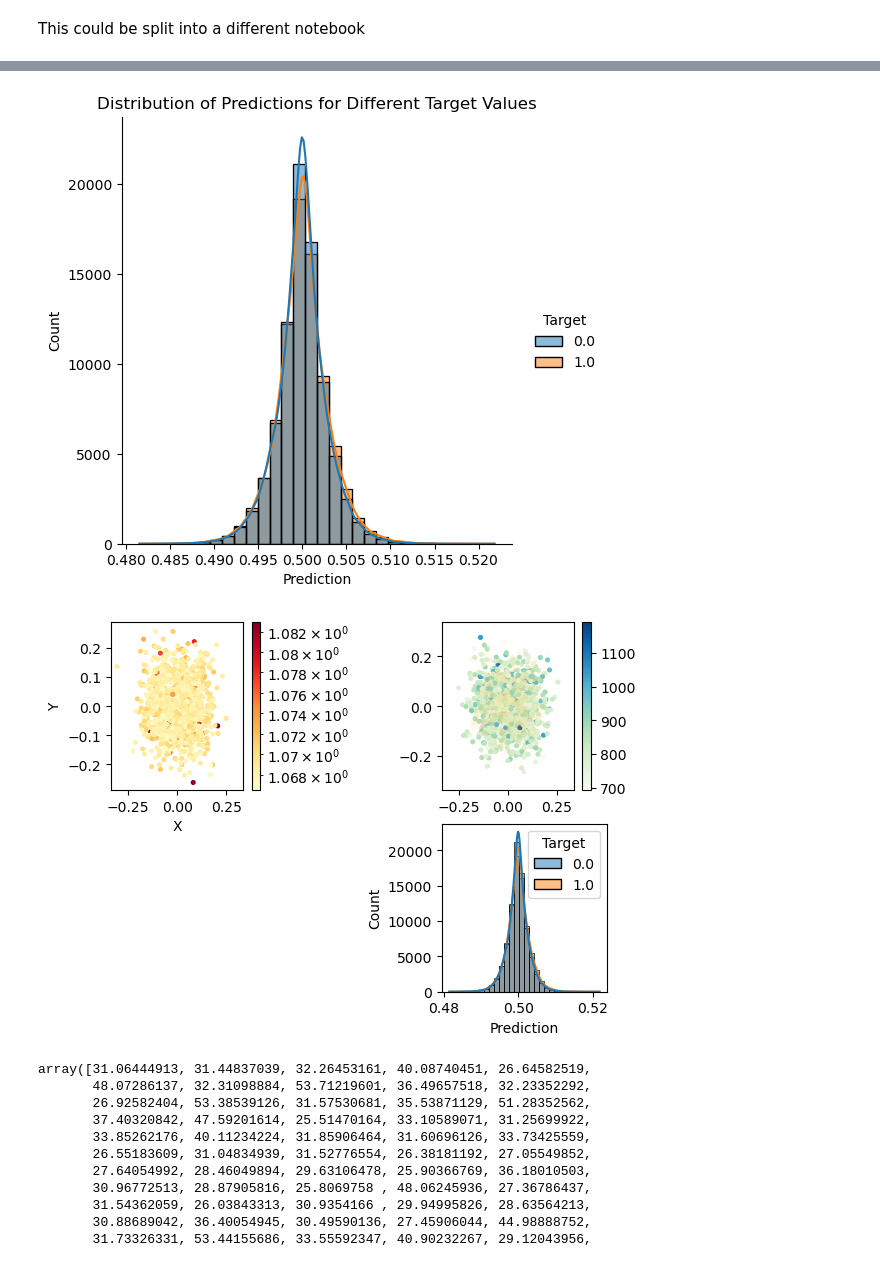
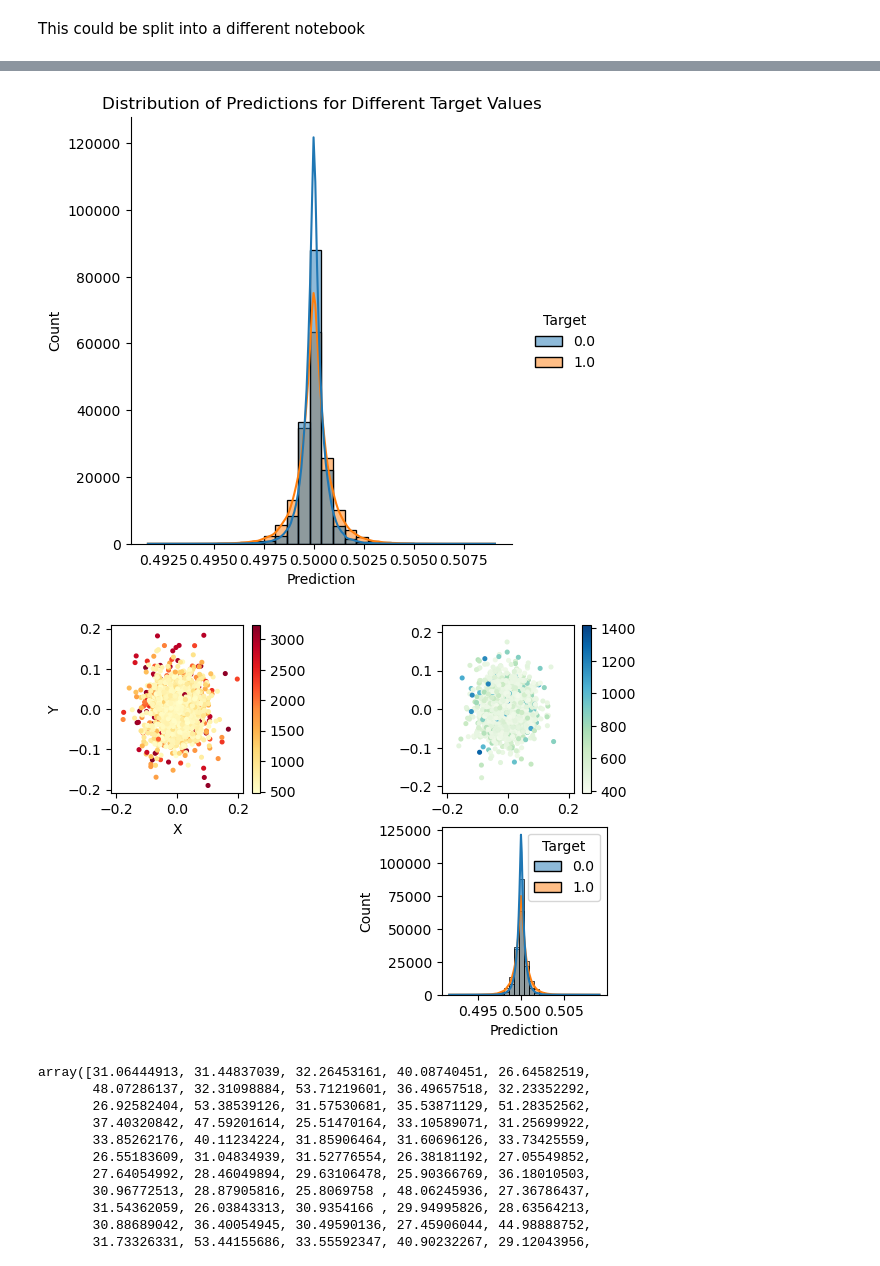
Before and after one commit to FirmAI-Research/colab_filtering, a Jupyter notebook: Generate_two_feature_set_with_actual_data_training_subset.ipynb, the cells around one changed output, grey strips where cells are left out. Saved outputs shown, nothing was run; the diff lists cells and outputs as text; code cells hidden in the pictures.

```diff
--- a/Generate_two_feature_set_with_actual_data_training_subset.ipynb
+++ b/Generate_two_feature_set_with_actual_data_training_subset.ipynb
@@ -4,7 +4,7 @@ import numpy as np
 # %% [markdown]
 This is a test with a small dataset
 # %%
-sf3 = pd.read_csv('data/data_2q/sf_holdings_1000i_1000t.csv')
+sf3 = pd.read_csv('data/equal_sample_test_1q.csv')
 sf3 = sf3.dropna()
 ticker_list=sf3['ticker'].unique()
 ticker_list.sort()
@@ -112,0 +94,3 @@ Length of dataframe after adding negative samnples: 826612
+# %%
+#this should be run for presampled dataset so I dont insert new zero values
+df_train = train_data[['ticker', 'calendardate', 'investorname','value']]
@@ -365,7 +356,7 @@ sns.displot(data=data, x='Prediction', hue='Target', kind='hist', kde=True, bins
 plt.title('Distribution of Predictions for Different Target Values')
 plt.show()
 # %% [output]
-[figure, old version]
+[figure, new version]
 # %%
 labels=np.zeros(model.investor_embeddings.weight.data.shape[0])
 
@@ -465,16 +456,20 @@ def plot_inv_embeddings():
     xy_max=max(x_max,y_max)
     norm1 = colors.LogNorm(vmin=(inv_stocks_owned**0.01).min(), vmax=(inv_stocks_owned**0.01).max(), clip=True)
     if(embedding_dim>=3):
-        scatter1=ax.scatter(x, y, z,norm=norm1, c=inv_stocks_owned**0.01,cmap='YlOrRd', s=7)
+        #add this back to do log normal
+        #scatter1=ax.scatter(x, y, z,norm=norm1, c=inv_stocks_owned**0.01,cmap='YlOrRd', s=7)
+        scatter1=ax.scatter(x, y, z, c=inv_stocks_owned,cmap='YlOrRd', s=7)
         #ax.legend()
         scatter2=ax2.scatter(x2, y2, z2,c=ticker_inv_owned,cmap='GnBu',s=7)
         #scatter3=ax3.scatter(x2, y2, z2, c=ratings_idx, cmap='GnBu')
     else:
-        scatter1=ax.scatter(x, y,norm=norm1, c=inv_stocks_owned**0.01,cmap='YlOrRd',s=7)
+        #add this back to do log normal
+        #scatter1=ax.scatter(x, y,norm=norm1, c=inv_stocks_owned**0.01,cmap='YlOrRd',s=7)
+        scatter1=ax.scatter(x, y, c=inv_stocks_owned,cmap='YlOrRd',s=7)
         #ax2.scatter(x2, y2, c=returns_idx, cmap='YlOrRd')
         #ax3.scatter(x2, y2, c=ratings_idx, cmap='GnBu')
         scatter2=ax2.scatter(x2, y2, c=ticker_inv_owned,cmap='GnBu',s=7)
-        scatter2a=ax2.scatter(x,y,norm=norm1, c=inv_stocks_owned**0.01,cmap='YlOrRd',s=7,alpha=.07)
+        #scatter2a=ax2.scatter(x,y,norm=norm1, c=inv_stocks_owned**0.01,cmap='YlOrRd',s=7,alpha=.07)
         #scatter3=ax3.scatter(x2, y2, c=ratings_idx)
 
     ax.set_xlim([-max_abs_x[0], max_abs_x[0]])
@@ -485,34 +480,34 @@ def plot_inv_embeddings():
     ax2.set_ylim([-xy_max, xy_max])
 
 
     fig.colorbar(scatter1, ax=ax, orientation='vertical')
     fig.colorbar(scatter2, ax=ax2, orientation='vertical')
     #fig.colorbar(scatter3, ax=ax3, orientation='vertical')
     #ax.scatter(x, y, c=point_colors)
     all_targets_flat = torch.cat(all_targets)
     all_predictions_flat = torch.cat(all_predictions)
     all_predictions_np = all_predictions_flat.detach().numpy()
     all_targets_np = all_targets_flat.detach().numpy()
 
     # Create a DataFrame with target and prediction columns
     data = pd.DataFrame({'Target': all_targets_np, 'Prediction': all_predictions_np})
     import seaborn as sns
     sns.histplot(data=data, x='Prediction', hue='Target',kde=True, bins=30, ax=ax4)
 # Set axis labels
     ax.set_xlabel('X')
     ax.set_ylabel('Y')
     #ax.set_zlabel('Z')
     #plt.colorbar(ax)
     #plt.colorbar(ax2)
     #plt.colorbar(ax3)
 
 # Show the plot
     plt.subplots_adjust(wspace=1)
     plt.show()
 
 plot_inv_embeddings()
 # %% [output]
-[figure, old version]
+[figure, new version]
 # %%
 inv_stocks_owned**.5
 # %% [output]
```
Also changed, not shown: parts of 7 cells of this notebook.
